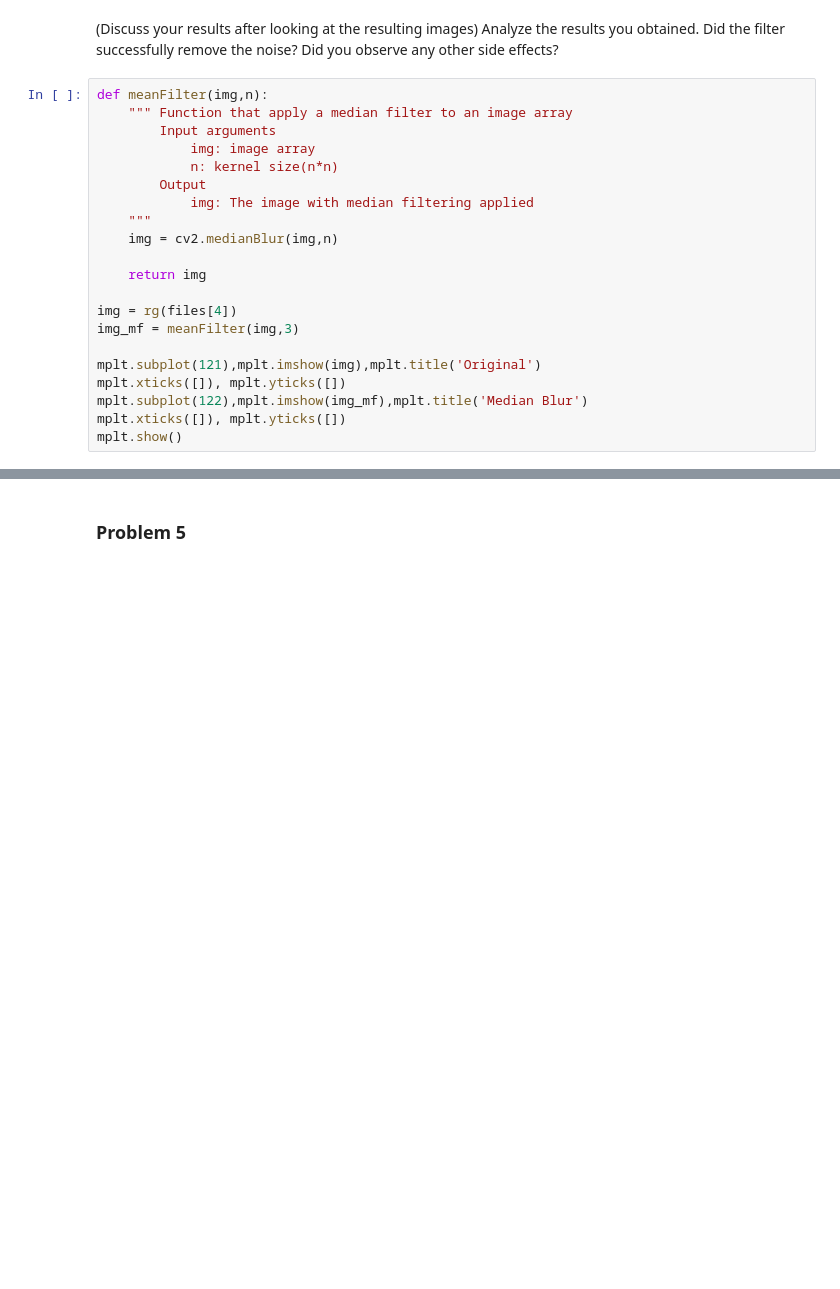
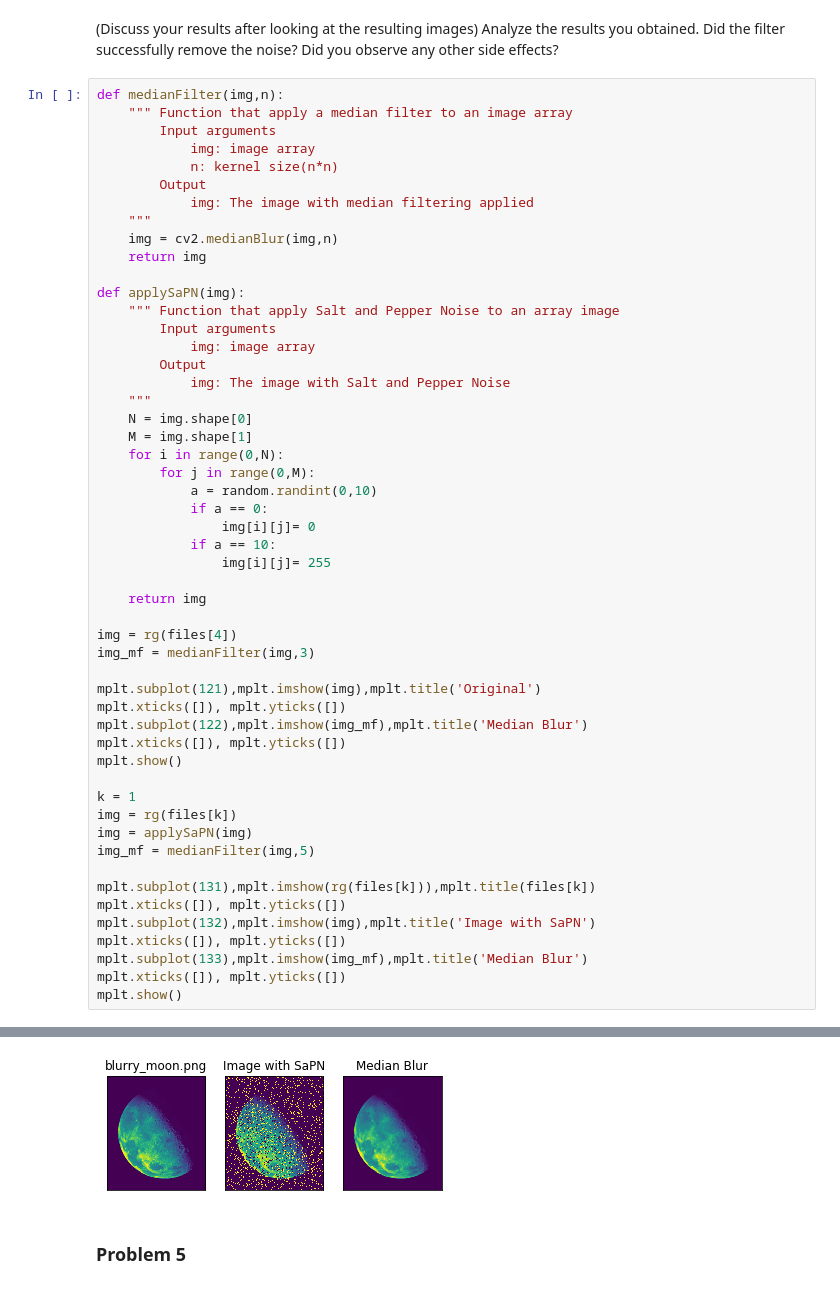
Before and after one commit to karolaya/PDI, a Jupyter notebook: PS-02/ProblemSet2.ipynb, the cells around one changed output, grey strips where cells are left out. Saved outputs shown, nothing was run; the diff lists cells and outputs as text; blank space fills up the shorter version.

```diff
--- a/PS-02/ProblemSet2.ipynb
+++ b/PS-02/ProblemSet2.ipynb
@@ -162,28 +162,60 @@ You can also corrupt any image you like with a salt-and-pepper noise generator.
 # %% [markdown]
 (Discuss your results after looking at the resulting images) Analyze the results you obtained. Did the filter successfully remove the noise? Did you observe any other side effects?
 # %%
-def meanFilter(img,n):
+def medianFilter(img,n):
     """ Function that apply a median filter to an image array
         Input arguments
             img: image array
             n: kernel size(n*n)
         Output
             img: The image with median filtering applied
     """
     img = cv2.medianBlur(img,n)
+    return img
+
+def applySaPN(img):
+    """ Function that apply Salt and Pepper Noise to an array image
+        Input arguments
+            img: image array
+        Output
+            img: The image with Salt and Pepper Noise
+    """
+    N = img.shape[0]
+    M = img.shape[1]
+    for i in range(0,N):
+        for j in range(0,M):
+            a = random.randint(0,10)
+            if a == 0:
+                img[i][j]= 0
+            if a == 10:
+                img[i][j]= 255
 
     return img
 
 img = rg(files[4])
-img_mf = meanFilter(img,3)
+img_mf = medianFilter(img,3)
 
 mplt.subplot(121),mplt.imshow(img),mplt.title('Original')
 mplt.xticks([]), mplt.yticks([])
 mplt.subplot(122),mplt.imshow(img_mf),mplt.title('Median Blur')
 mplt.xticks([]), mplt.yticks([])
 mplt.show()
+
+k = 1
+img = rg(files[k])
+img = applySaPN(img)
+img_mf = medianFilter(img,5)
+
+mplt.subplot(131),mplt.imshow(rg(files[k])),mplt.title(files[k])
+mplt.xticks([]), mplt.yticks([])
+mplt.subplot(132),mplt.imshow(img),mplt.title('Image with SaPN')
+mplt.xticks([]), mplt.yticks([])
+mplt.subplot(133),mplt.imshow(img_mf),mplt.title('Median Blur')
+mplt.xticks([]), mplt.yticks([])
+mplt.show()
 # %% [output]
 [figure]
+[figure, added]
 # %% [markdown]
 ### Problem 5
 # %% [markdown]
```
Also changed, not shown: parts of 2 cells of this notebook, 1 other file.
